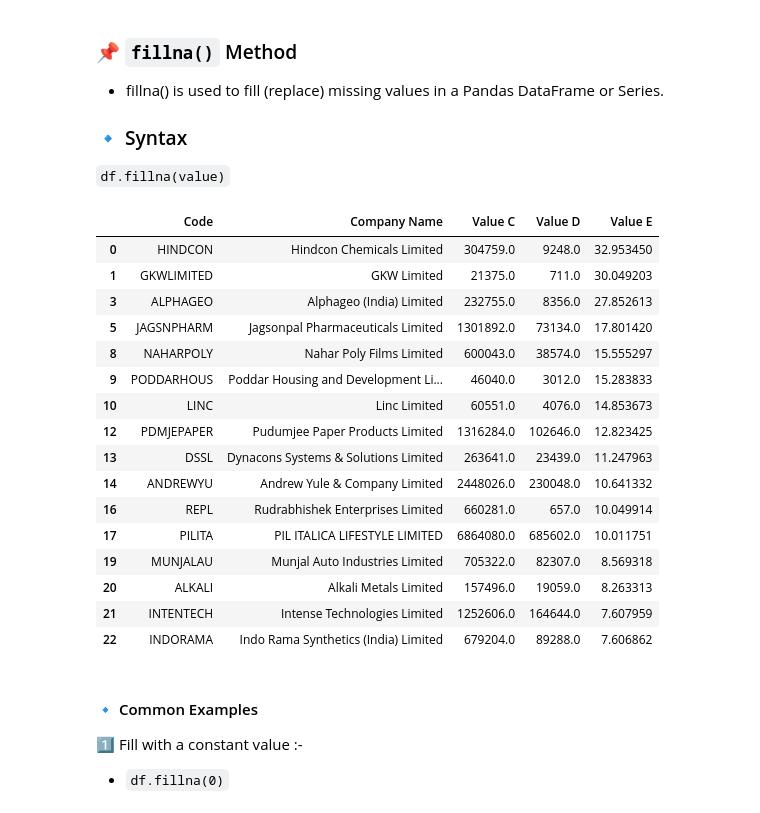
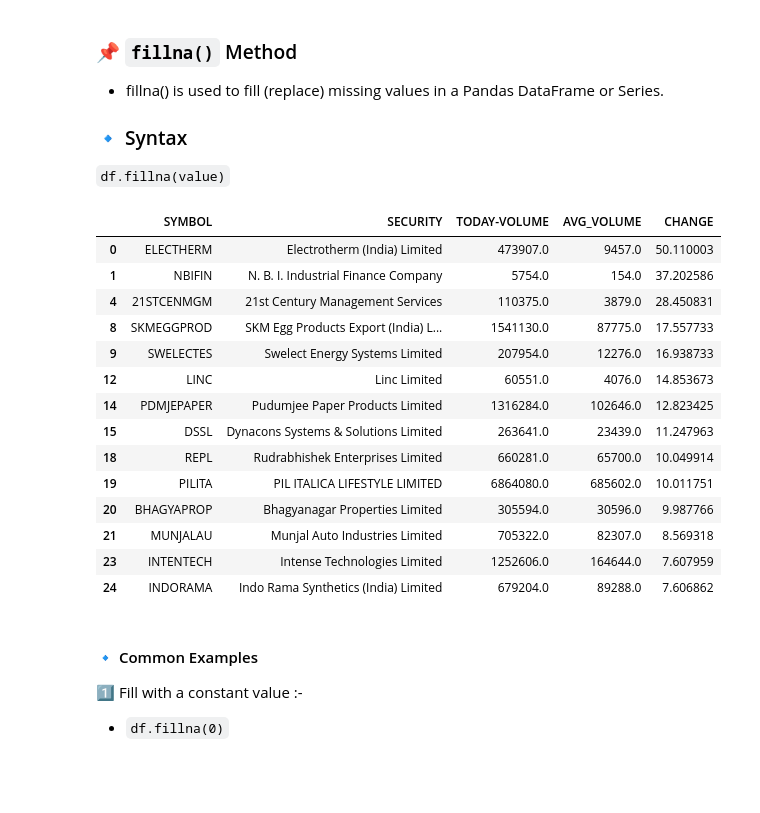
Before and after one commit to Suraj-kumar121K/PANDAS-CURSE, a Jupyter notebook: Pandas_Practice/Handling_Missing_Value.ipynb, the cells around one changed output. Cells and saved outputs as stored; diff of their text form; code cells hidden in the pictures; blank space fills up the shorter version.

```diff
--- a/Pandas_Practice/Handling_Missing_Value.ipynb
+++ b/Pandas_Practice/Handling_Missing_Value.ipynb
@@ -10,6 +10,6 @@ Missing values usually appear as:
 - `NaT`  --> Date/Time missing value
 # %%
 import pandas as pd
-df = pd.read_excel(r"C:\EXCEL\company_data.xlsx")
+df = pd.read_excel(r"C:\EXCEL\converted_excel.xlsx")
 df
 # %% [output]
@@ -179,25 +177,23 @@ Fill Missing Data means replacing the missing or null values (`NaN, None, NaT`)
 ### 🔹 Syntax
 `df.fillna(value)`
 # %%
-df.fillna({'SYM'})
+df.fillna({"SYMBOL":"PYTHON","SECURITY":"C","TODAY-VOLUME":"jAVA"})
 # %% [output]
-|  | Code | Company Name | Value C | Value D | Value E |
-| 0 | HINDCON | Hindcon Chemicals Limited | 304759.0 | 9248.0 | 32.953450 |
-| 1 | GKWLIMITED | GKW Limited | 21375.0 | 711.0 | 30.049203 |
-| 3 | ALPHAGEO | Alphageo (India) Limited | 232755.0 | 8356.0 | 27.852613 |
-| 5 | JAGSNPHARM | Jagsonpal Pharmaceuticals Limited | 1301892.0 | 73134.0 | 17.801420 |
-| 8 | NAHARPOLY | Nahar Poly Films Limited | 600043.0 | 38574.0 | 15.555297 |
-| 9 | PODDARHOUS | Poddar Housing and Development Li... | 46040.0 | 3012.0 | 15.283833 |
-| 10 | LINC | Linc Limited | 60551.0 | 4076.0 | 14.853673 |
-| 12 | PDMJEPAPER | Pudumjee Paper Products Limited | 1316284.0 | 102646.0 | 12.823425 |
-| 13 | DSSL | Dynacons Systems & Solutions Limited | 263641.0 | 23439.0 | 11.247963 |
-| 14 | ANDREWYU | Andrew Yule & Company Limited | 2448026.0 | 230048.0 | 10.641332 |
-| 16 | REPL | Rudrabhishek Enterprises Limited | 660281.0 | 657.0 | 10.049914 |
-| 17 | PILITA | PIL ITALICA LIFESTYLE LIMITED | 6864080.0 | 685602.0 | 10.011751 |
-| 19 | MUNJALAU | Munjal Auto Industries Limited | 705322.0 | 82307.0 | 8.569318 |
-| 20 | ALKALI | Alkali Metals Limited | 157496.0 | 19059.0 | 8.263313 |
-| 21 | INTENTECH | Intense Technologies Limited | 1252606.0 | 164644.0 | 7.607959 |
-| 22 | INDORAMA | Indo Rama Synthetics (India) Limited | 679204.0 | 89288.0 | 7.606862 |
+|  | SYMBOL | SECURITY | TODAY-VOLUME | AVG_VOLUME | CHANGE |
+| 0 | ELECTHERM | Electrotherm (India) Limited | 473907.0 | 9457.0 | 50.110003 |
+| 1 | NBIFIN | N. B. I. Industrial Finance Company | 5754.0 | 154.0 | 37.202586 |
+| 4 | 21STCENMGM | 21st Century Management Services | 110375.0 | 3879.0 | 28.450831 |
+| 8 | SKMEGGPROD | SKM Egg Products Export (India) L... | 1541130.0 | 87775.0 | 17.557733 |
+| 9 | SWELECTES | Swelect Energy Systems Limited | 207954.0 | 12276.0 | 16.938733 |
+| 12 | LINC | Linc Limited | 60551.0 | 4076.0 | 14.853673 |
+| 14 | PDMJEPAPER | Pudumjee Paper Products Limited | 1316284.0 | 102646.0 | 12.823425 |
+| 15 | DSSL | Dynacons Systems & Solutions Limited | 263641.0 | 23439.0 | 11.247963 |
+| 18 | REPL | Rudrabhishek Enterprises Limited | 660281.0 | 65700.0 | 10.049914 |
+| 19 | PILITA | PIL ITALICA LIFESTYLE LIMITED | 6864080.0 | 685602.0 | 10.011751 |
+| 20 | BHAGYAPROP | Bhagyanagar Properties Limited | 305594.0 | 30596.0 | 9.987766 |
+| 21 | MUNJALAU | Munjal Auto Industries Limited | 705322.0 | 82307.0 | 8.569318 |
+| 23 | INTENTECH | Intense Technologies Limited | 1252606.0 | 164644.0 | 7.607959 |
+| 24 | INDORAMA | Indo Rama Synthetics (India) Limited | 679204.0 | 89288.0 | 7.606862 |
 # %% [markdown]
 #### 🔹 Common Examples
 1️⃣ Fill with a constant value :-
```
Also changed, not shown: parts of 20 cells of this notebook.
